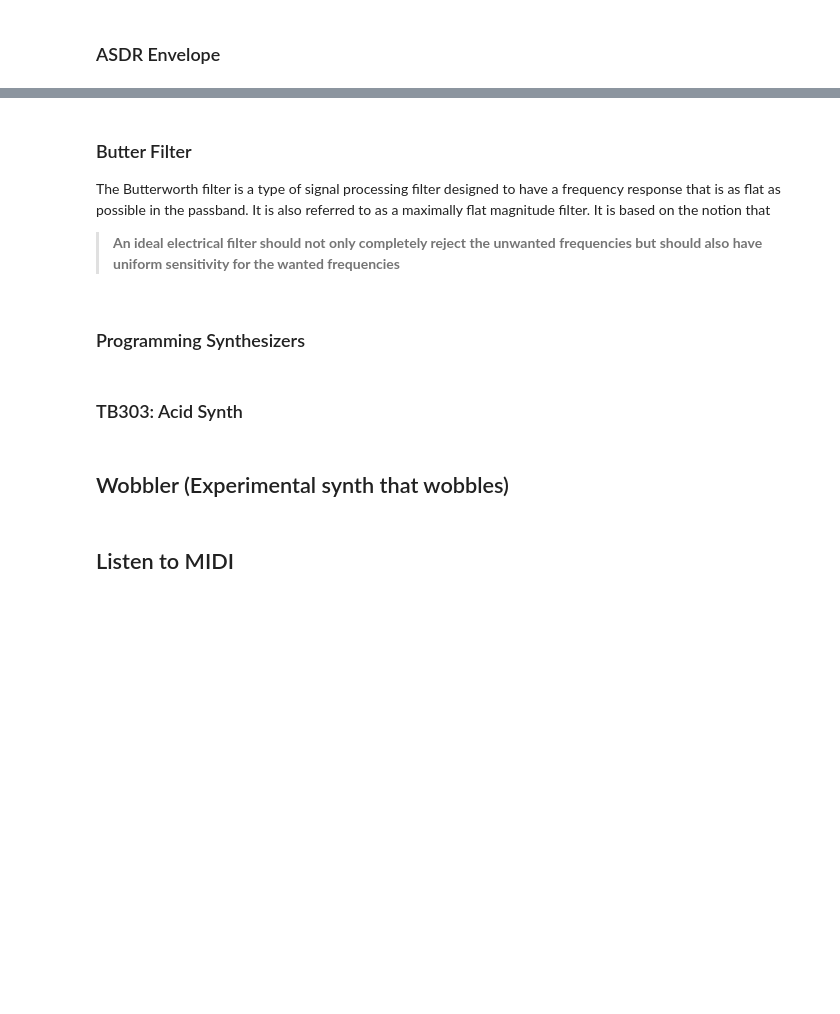
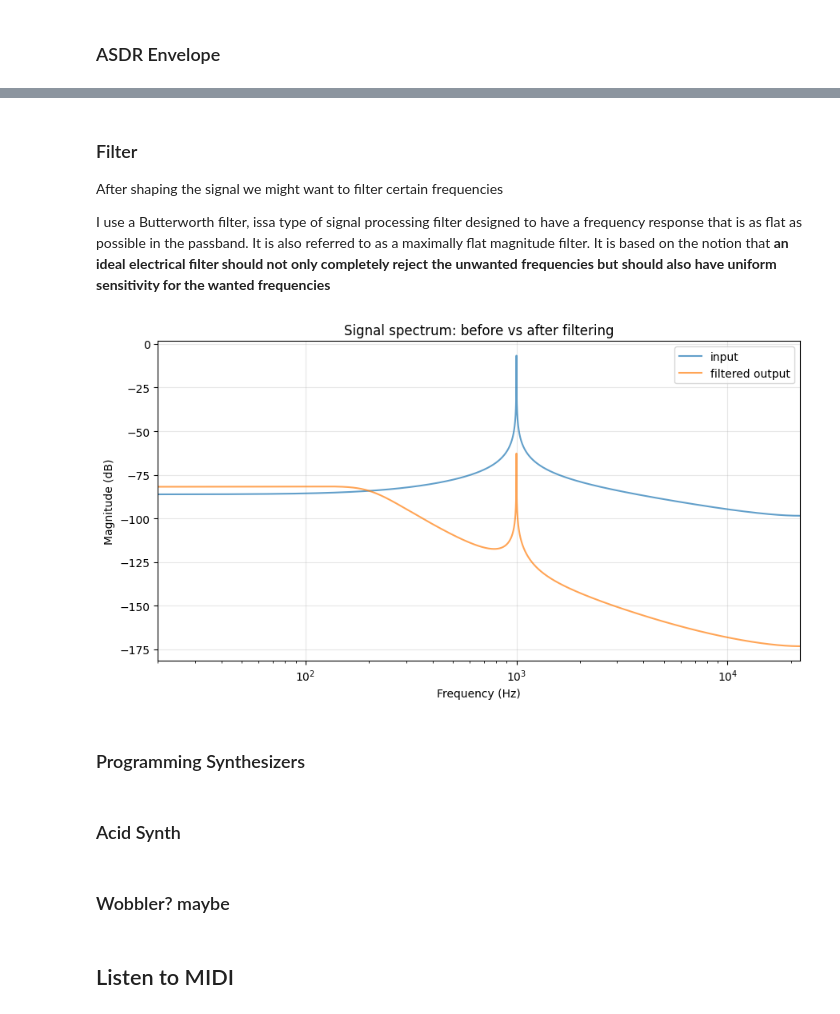
Before and after one commit to Sangarshanan/synthoor, a Jupyter notebook: examples/notebook.ipynb, the cells around one changed output, grey strips where cells are left out. Drawn from its saved outputs; the diff is of its cells as text; code cells hidden in the pictures; blank space fills up the shorter version.

```diff
--- a/examples/notebook.ipynb
+++ b/examples/notebook.ipynb
@@ -69,11 +80,12 @@ plt.plot(enveloped_wave)
 # %% [markdown]
-### Butter Filter
-The Butterworth filter is a type of signal processing filter designed to have a frequency response that is as flat as possible in the passband. It is also referred to as a maximally flat magnitude filter. It is based on the notion that
+### Filter
 
-> **An ideal electrical filter should not only completely reject the unwanted frequencies but should also have uniform sensitivity for the wanted frequencies**
+After shaping the signal we might want to filter certain frequencies
+
+I use a Butterworth filter, issa type of signal processing filter designed to have a frequency response that is as flat as possible in the passband. It is also referred to as a maximally flat magnitude filter. It is based on the notion that  **an ideal electrical filter should not only completely reject the unwanted frequencies but should also have uniform sensitivity for the wanted frequencies**
 # %%
 osc_sine = osc0(
-    freq = 600,
+    freq = 1000,
 )
 bfilter = ButterFilter(
     freq=200,
@@ -86,3 +96,32 @@ plt.plot(filtered_wave[:1000])
+# %%
+def plot_filter_response(osc_sine, filtered_wave, fs=44100):
+    osc_sine = np.asarray(osc_sine).flatten()
+    filtered_wave = np.asarray(filtered_wave).flatten()
+
+    n = len(osc_sine)
+    freqs = np.fft.rfftfreq(n, d=1 / fs)
+    X = np.abs(np.fft.rfft(osc_sine)) / n
+    Y = np.abs(np.fft.rfft(filtered_wave)) / n
+
+    fig, ax = plt.subplots(figsize=(9, 5))
+    ax.plot(freqs, 20 * np.log10(X + 1e-12), label="input", alpha=0.7)
+    ax.plot(freqs, 20 * np.log10(Y + 1e-12), label="filtered output", alpha=0.7)
+
+    ax.set_xscale("log")
+    ax.set_xlim(20, fs / 2)  # start at 20 Hz, log(0) is undefined
+
+    ax.set_xlabel("Frequency (Hz)")
+    ax.set_ylabel("Magnitude (dB)")
+    ax.set_title("Signal spectrum: before vs after filtering")
+    ax.legend()
+    ax.grid(True, alpha=0.3)
+
+    plt.tight_layout()
+    plt.show()
+# %%
+plot_filter_response(osc_sine, filtered_wave)
+# %% [output]
+[figure, added]
 # %% [markdown]
 ### Programming Synthesizers
 # %%
@@ -107,5 +146,5 @@ s.play(
     duration=0.5
 )
 # %% [markdown]
-### TB303: Acid Synth
+### Acid Synth
 # %%
@@ -145,4 +184,4 @@ t.play(
 )
 # %% [markdown]
-## Wobbler (Experimental synth that wobbles)
+### Wobbler? maybe
 # %%
```
Also changed, not shown: parts of 9 cells of this notebook, 10 other files.
